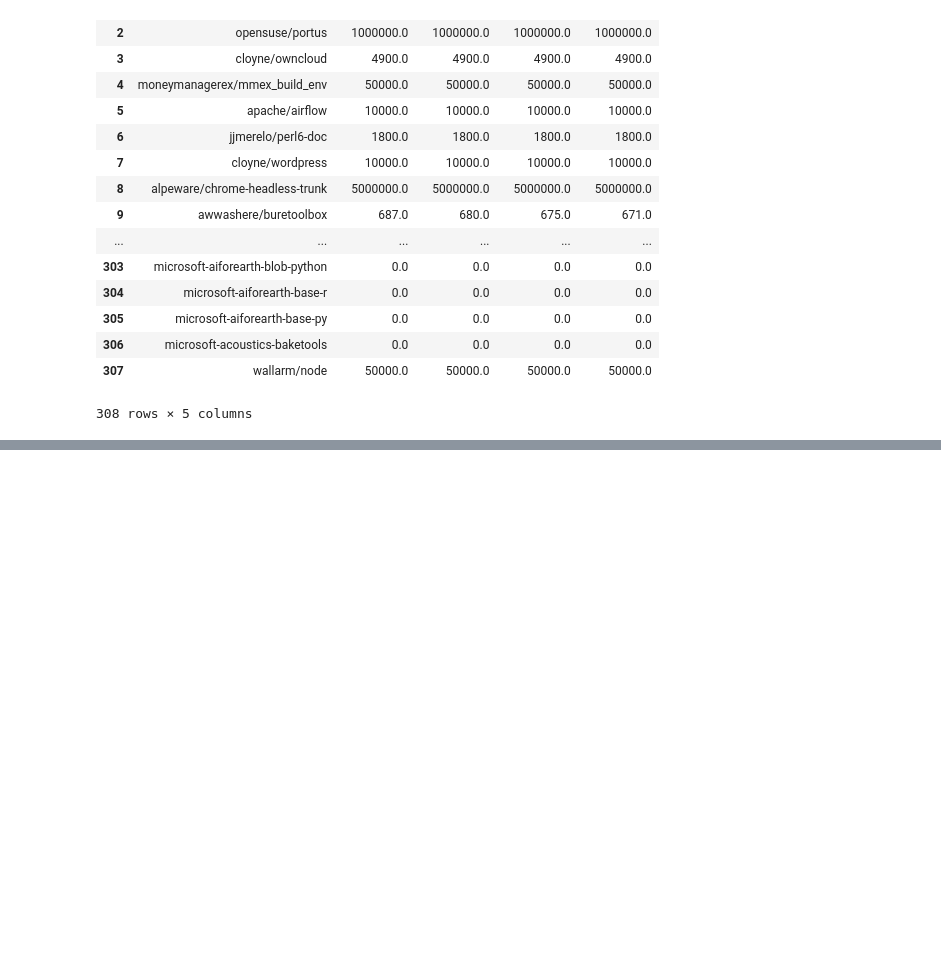
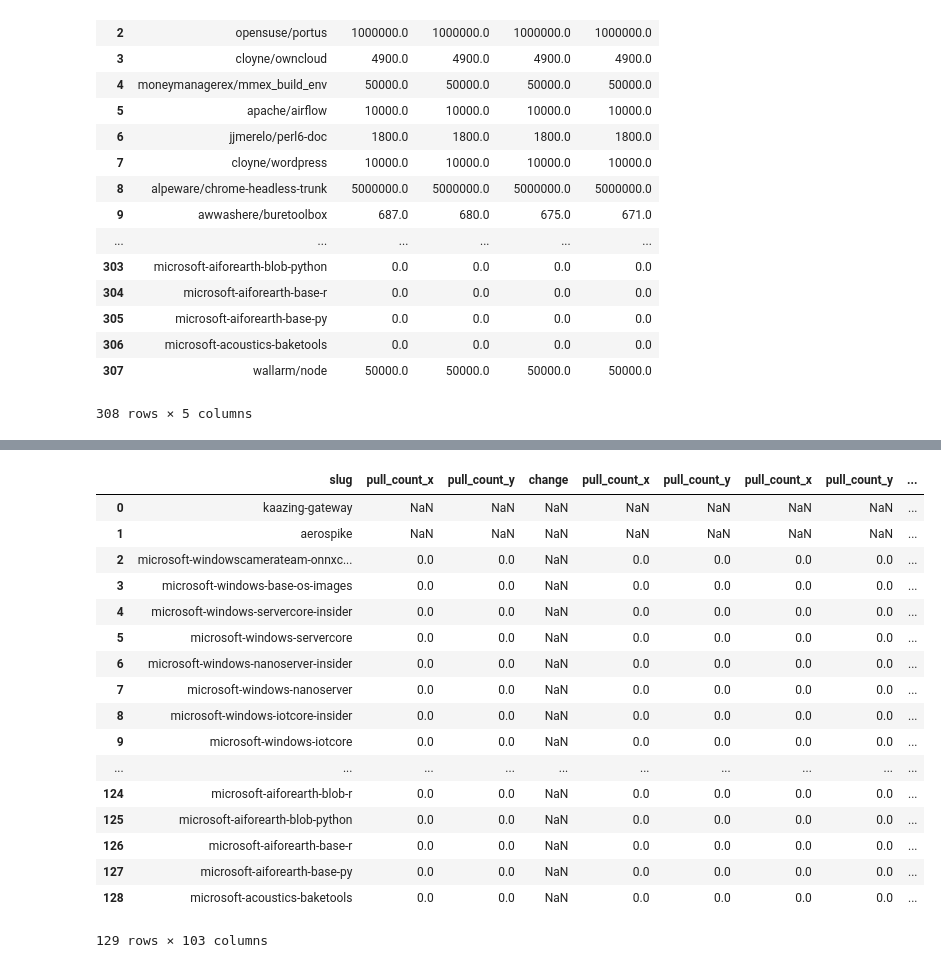
Before and after one commit to cshubhamrao/docker-hub-data, a Jupyter notebook: scripts/merge_files.ipynb, the cells around one changed output, grey strips where cells are left out. Drawn from its saved outputs; the diff is of its cells as text; code cells hidden in the pictures; blank space fills up the shorter version.

```diff
--- a/scripts/merge_files.ipynb
+++ b/scripts/merge_files.ipynb
@@ -140,0 +198,21 @@ for i in range(len(files) - 1):
+# %%
+df1
+# %% [output]
+|  | slug | pull_count_x | pull_count_y | change | pull_count_x | pull_count_y | pull_count_x | pull_count_y | ... |
+| 0 | kaazing-gateway | NaN | NaN | NaN | NaN | NaN | NaN | NaN | ... |
+| 1 | aerospike | NaN | NaN | NaN | NaN | NaN | NaN | NaN | ... |
+| 2 | microsoft-windowscamerateam-onnxc... | 0.0 | 0.0 | NaN | 0.0 | 0.0 | 0.0 | 0.0 | ... |
+| 3 | microsoft-windows-base-os-images | 0.0 | 0.0 | NaN | 0.0 | 0.0 | 0.0 | 0.0 | ... |
+| 4 | microsoft-windows-servercore-insider | 0.0 | 0.0 | NaN | 0.0 | 0.0 | 0.0 | 0.0 | ... |
+| 5 | microsoft-windows-servercore | 0.0 | 0.0 | NaN | 0.0 | 0.0 | 0.0 | 0.0 | ... |
+| 6 | microsoft-windows-nanoserver-insider | 0.0 | 0.0 | NaN | 0.0 | 0.0 | 0.0 | 0.0 | ... |
+| 7 | microsoft-windows-nanoserver | 0.0 | 0.0 | NaN | 0.0 | 0.0 | 0.0 | 0.0 | ... |
+| 8 | microsoft-windows-iotcore-insider | 0.0 | 0.0 | NaN | 0.0 | 0.0 | 0.0 | 0.0 | ... |
+| 9 | microsoft-windows-iotcore | 0.0 | 0.0 | NaN | 0.0 | 0.0 | 0.0 | 0.0 | ... |
+| ... | ... | ... | ... | ... | ... | ... | ... | ... | ... |
+| 124 | microsoft-aiforearth-blob-r | 0.0 | 0.0 | NaN | 0.0 | 0.0 | 0.0 | 0.0 | ... |
+| 125 | microsoft-aiforearth-blob-python | 0.0 | 0.0 | NaN | 0.0 | 0.0 | 0.0 | 0.0 | ... |
+| 126 | microsoft-aiforearth-base-r | 0.0 | 0.0 | NaN | 0.0 | 0.0 | 0.0 | 0.0 | ... |
+| 127 | microsoft-aiforearth-base-py | 0.0 | 0.0 | NaN | 0.0 | 0.0 | 0.0 | 0.0 | ... |
+| 128 | microsoft-acoustics-baketools | 0.0 | 0.0 | NaN | 0.0 | 0.0 | 0.0 | 0.0 | ... |
+129 rows × 103 columns
```
Also changed, not shown: parts of 6 cells of this notebook.
